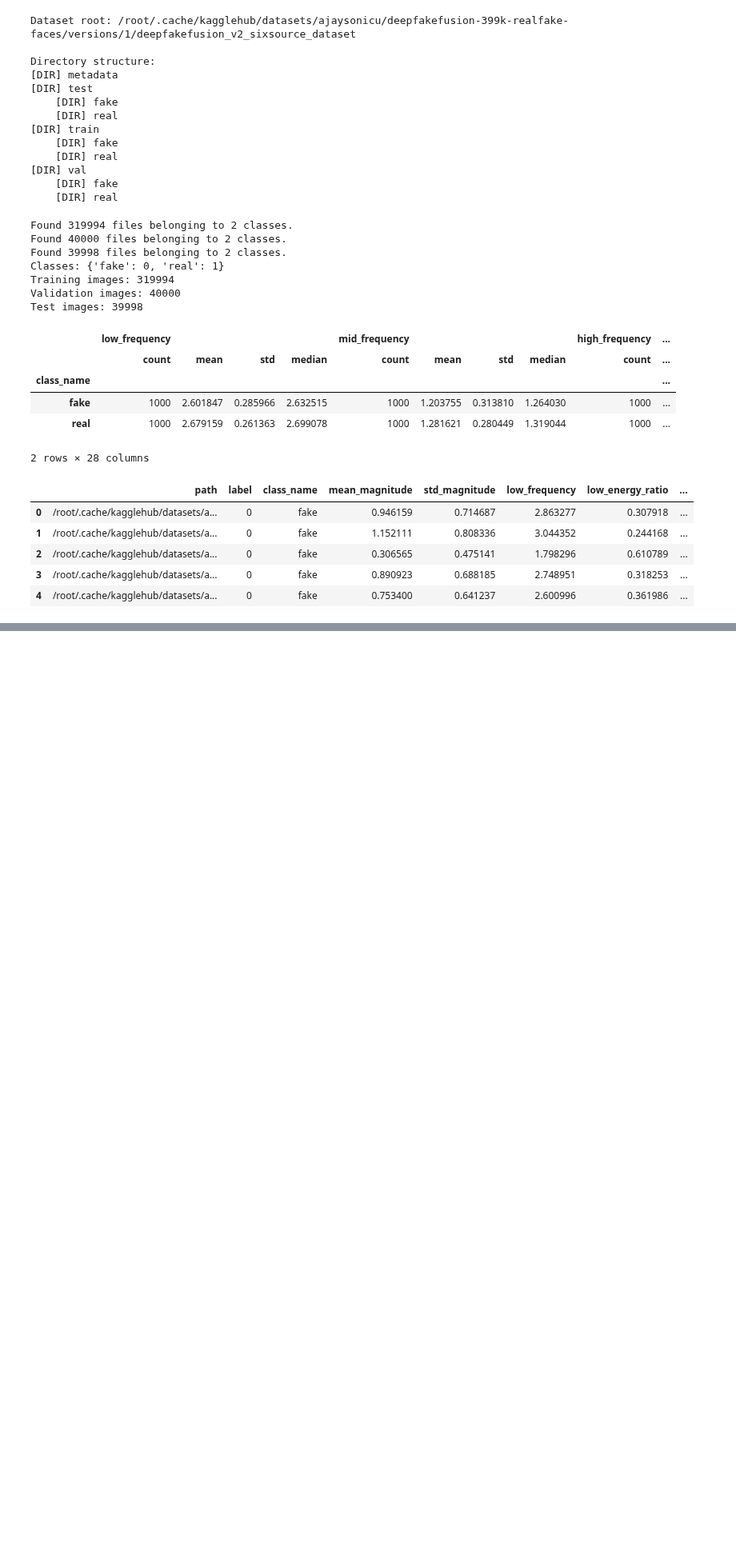
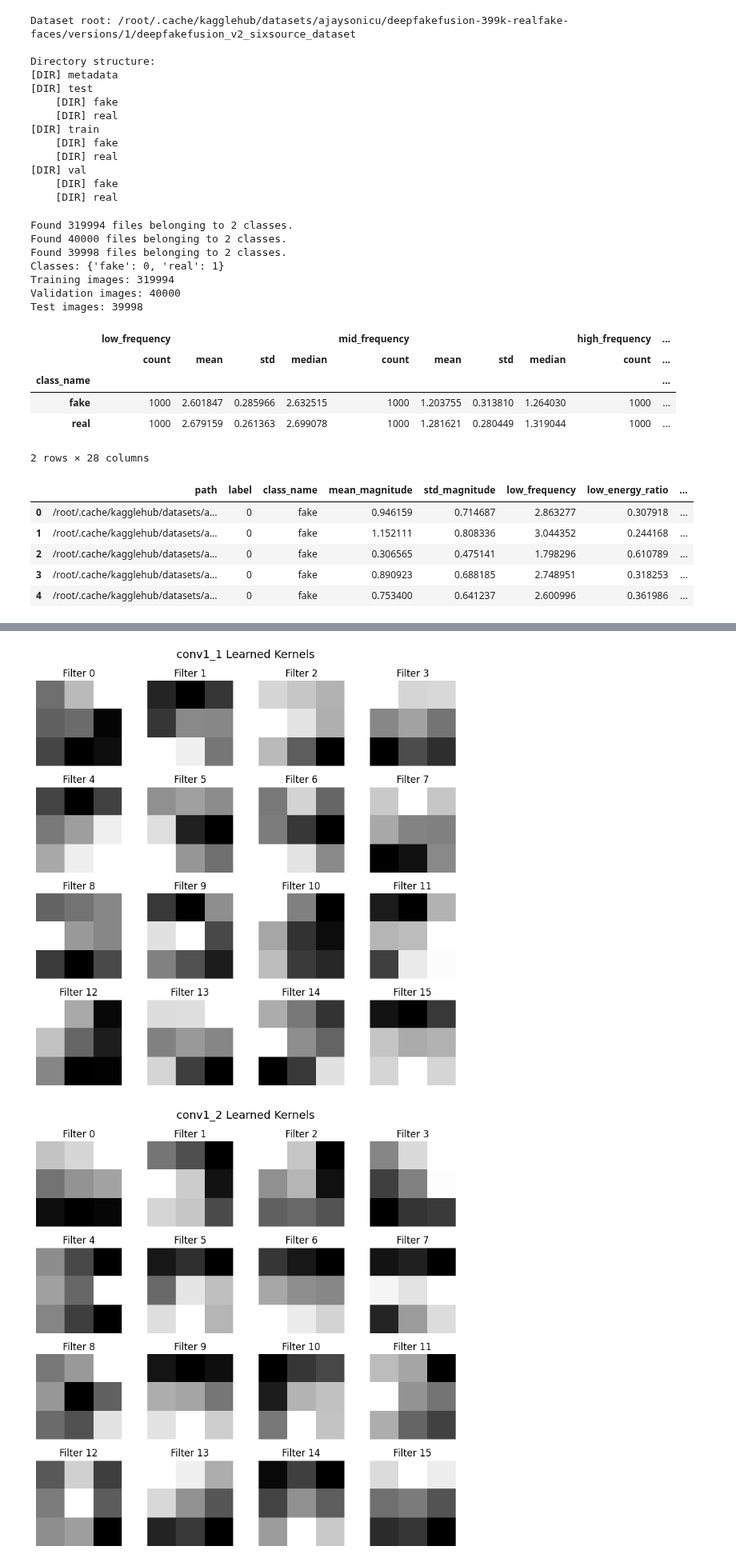
Before and after one commit to a-little-black-cat/DeepLearningProject, a Jupyter notebook: face_classif.ipynb, the cells around one changed output, grey strips where cells are left out. Shown at 80% size. Drawn from its saved outputs; the diff is of its cells as text; code cells hidden in the pictures; blank space fills up the shorter version.

```diff
--- a/face_classif.ipynb
+++ b/face_classif.ipynb
@@ -572,0 +711,20 @@ NameError: name 'history' is not defined
+# %%
+def visualize_conv_weights(model, max_filters=16):
+    conv_layers = [layer for layer in model.layers if isinstance(layer, tf.keras.layers.Conv2D)]
+    for layer in conv_layers:
+        weights = layer.get_weights()[0]
+        n_filters = min(max_filters, weights.shape[-1])
+        fig, axes = plt.subplots(4, 4, figsize=(8, 8))
+        fig.suptitle(f"{layer.name} Learned Kernels", fontsize=14)
+        for i, ax in enumerate(axes.flat):
+            if i < n_filters:
+                kernel = np.mean(weights[:, :, :, i], axis=-1)
+                ax.imshow(kernel, cmap="gray")
+                ax.set_title(f"Filter {i}")
+            ax.axis("off")
+        plt.tight_layout(); plt.show()
+
+visualize_conv_weights(final_model)
+# %% [output]
+[figure, added]
+[figure, added]
```
Also changed, not shown: parts of 13 cells of this notebook.
